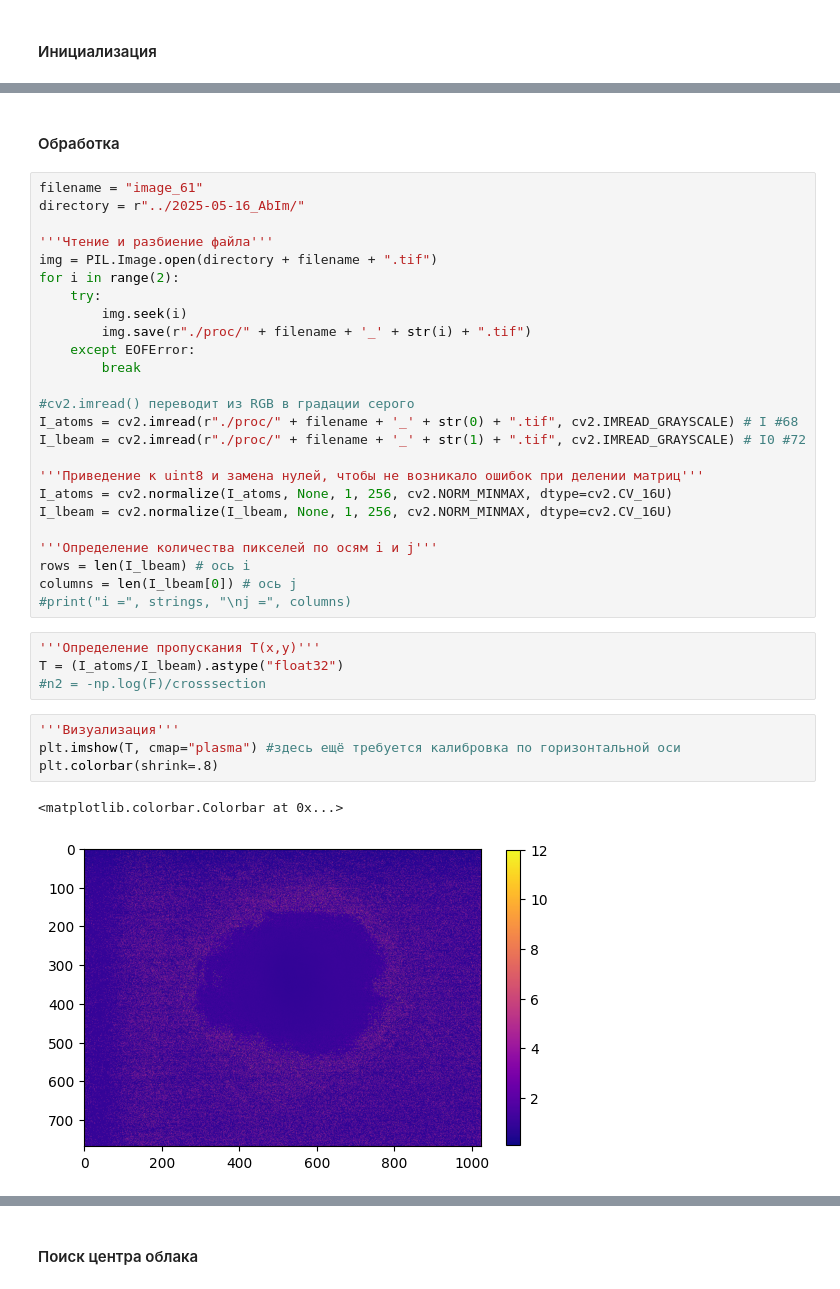
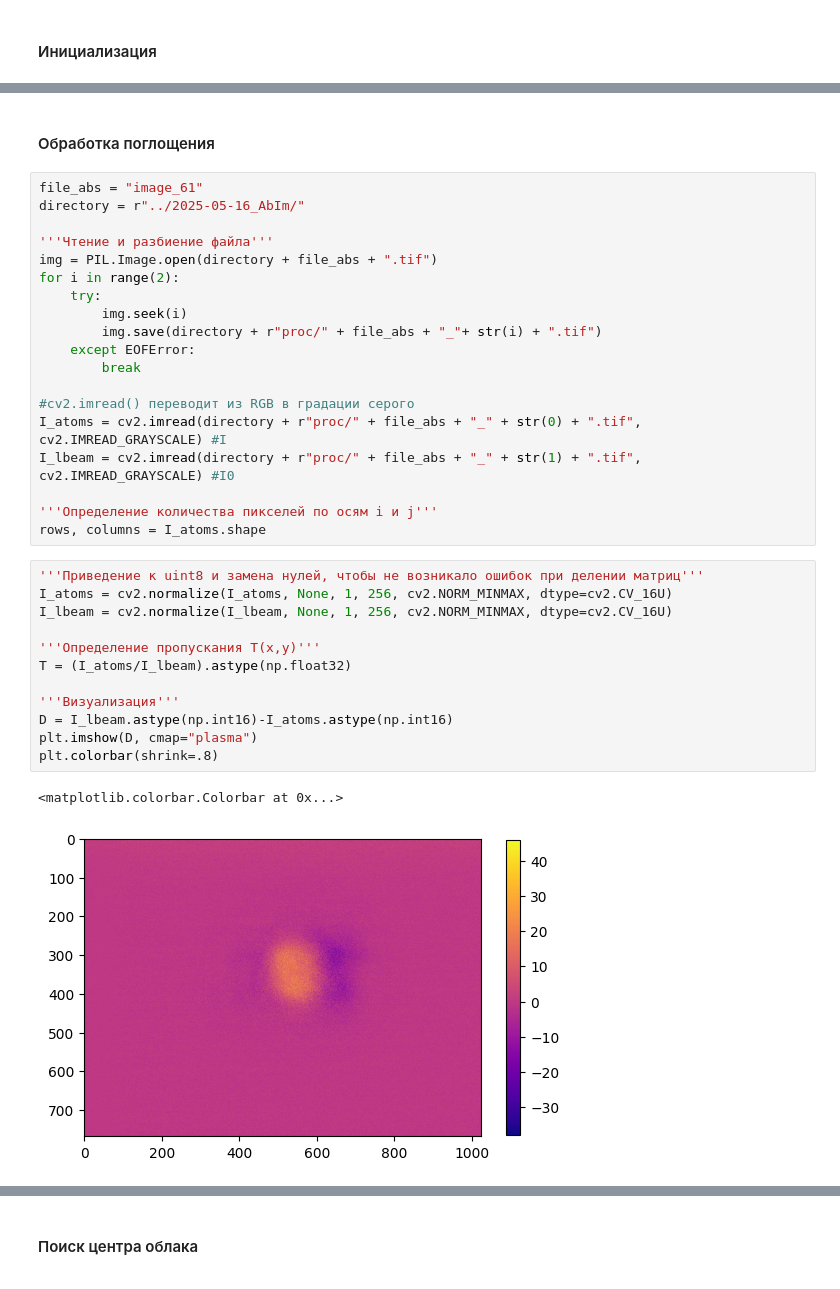
Before and after one commit to chekhyr/AbIm-soft, a Jupyter notebook: AI_Calcium.ipynb, the cells around one changed output, grey strips where cells are left out. Drawn from its saved outputs; the diff is of its cells as text.

```diff
--- a/AI_Calcium.ipynb
+++ b/AI_Calcium.ipynb
@@ -23,38 +27,36 @@ crosssection = (3 * wavelength ** 2 ) / (2 * np.pi) # [cm^2]
 # %% [markdown]
-#### Обработка
+#### Обработка поглощения
 # %%
-filename = "image_61"
+file_abs = "image_61"
 directory = r"../2025-05-16_AbIm/"
 
 '''Чтение и разбиение файла'''
-img = PIL.Image.open(directory + filename + ".tif")
+img = PIL.Image.open(directory + file_abs + ".tif")
 for i in range(2):
     try:
         img.seek(i)
-        img.save(r"./proc/" + filename + '_' + str(i) + ".tif")
+        img.save(directory + r"proc/" + file_abs + "_"+ str(i) + ".tif")
     except EOFError:
         break
 
 #cv2.imread() переводит из RGB в градации серого
-I_atoms = cv2.imread(r"./proc/" + filename + '_' + str(0) + ".tif", cv2.IMREAD_GRAYSCALE) # I #68
-I_lbeam = cv2.imread(r"./proc/" + filename + '_' + str(1) + ".tif", cv2.IMREAD_GRAYSCALE) # I0 #72
-
-'''Приведение к uint8 и замена нулей, чтобы не возникало ошибок при делении матриц'''
-I_atoms = cv2.normalize(I_atoms, None, 1, 256, cv2.NORM_MINMAX, dtype=cv2.CV_16U)
-I_lbeam = cv2.normalize(I_lbeam, None, 1, 256, cv2.NORM_MINMAX, dtype=cv2.CV_16U)
+I_atoms = cv2.imread(directory + r"proc/" + file_abs + "_" + str(0) + ".tif", cv2.IMREAD_GRAYSCALE) #I
+I_lbeam = cv2.imread(directory + r"proc/" + file_abs + "_" + str(1) + ".tif", cv2.IMREAD_GRAYSCALE) #I0
 
 '''Определение количества пикселей по осям i и j'''
-rows = len(I_lbeam) # ось i
-columns = len(I_lbeam[0]) # ось j
-#print("i =", strings, "\nj =", columns)
+rows, columns = I_atoms.shape
 # %%
+'''Приведение к uint8 и замена нулей, чтобы не возникало ошибок при делении матриц'''
+I_atoms = cv2.normalize(I_atoms, None, 1, 256, cv2.NORM_MINMAX, dtype=cv2.CV_16U)
+I_lbeam = cv2.normalize(I_lbeam, None, 1, 256, cv2.NORM_MINMAX, dtype=cv2.CV_16U)
+
 '''Определение пропускания T(x,y)'''
-T = (I_atoms/I_lbeam).astype("float32")
-#n2 = -np.log(F)/crosssection
+T = (I_atoms/I_lbeam).astype(np.float32)
+
+'''Визуализация'''
+D = I_lbeam.astype(np.int16)-I_atoms.astype(np.int16)
+plt.imshow(D, cmap="plasma")
+plt.colorbar(shrink=.8)
+# %% [output]
+<matplotlib.colorbar.Colorbar at 0x...>
+[figure, added]
-# %%
-'''Визуализация'''
-plt.imshow(T, cmap="plasma") #здесь ещё требуется калибровка по горизонтальной оси
-plt.colorbar(shrink=.8)
-# %% [output]
-<matplotlib.colorbar.Colorbar at 0x...>
-[figure, removed]
```
Also changed, not shown: parts of 20 cells of this notebook.
